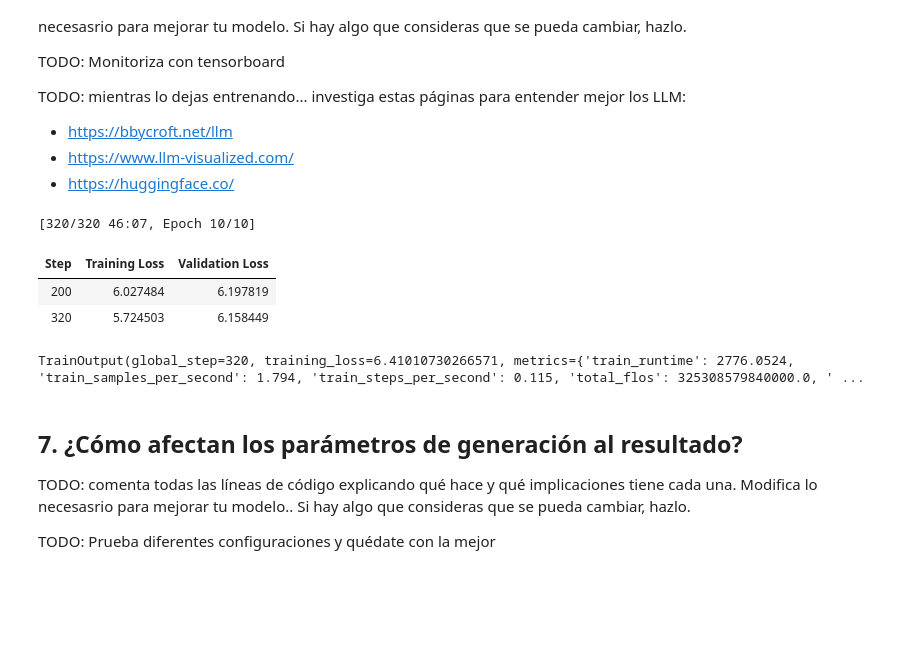
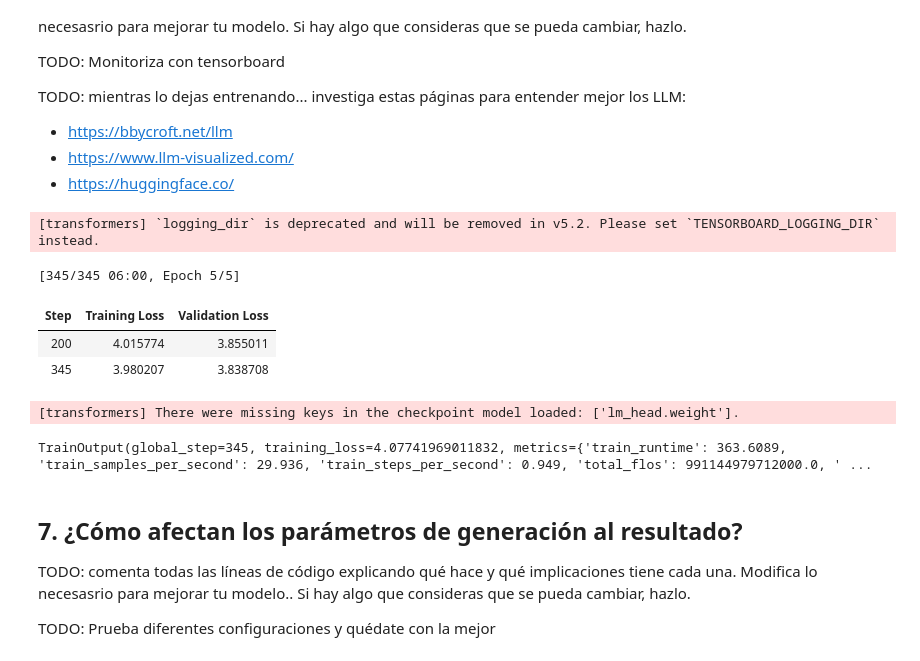
Before and after one commit to JavierPeraltaAzagra/Big-Data-e-IA, a Jupyter notebook: Programacion de IA/Procesamiento del Lenguaje Natural/Practica 4/Practica_4_Entrenamiento_MiniLLM.ipynb, the cells around one changed output. Cells and saved outputs as stored; diff of their text form; code cells hidden in the pictures; blank space fills up the shorter version.

```diff
--- a/Programacion de IA/Procesamiento del Lenguaje Natural/Practica 4/Practica_4_Entrenamiento_MiniLLM.ipynb
+++ b/Programacion de IA/Procesamiento del Lenguaje Natural/Practica 4/Practica_4_Entrenamiento_MiniLLM.ipynb
@@ -120,6 +120,11 @@ elif task_type == "jokes":
     df[columna_texto] = df[columna_texto].str.strip()
     # Descartamos chistes vacíos o excesivamente cortos ("Hola.", etc.)
     df = df[df[columna_texto].str.len() > 20]
+    # para chistes: limpiar signos repetidos y agregar EOS (end of sentence) para que el modelo sepa cuándo termina un chiste
+    df[columna_texto] = df[columna_texto].str.strip()
+    df[columna_texto] = df[columna_texto].str.replace(r"[,:;]{2,}", ",", regex=True)
+    df[columna_texto] = df[columna_texto].str.replace(r"\s+", " ", regex=True)
+
 
 elif task_type == "shakespeare":
     # Limpieza de Shakespeare:
@@ -201,15 +192,17 @@ TODO: comenta todas las líneas de código explicando qué hace y qué implicaci
 # %%
 from transformers import AutoConfig, AutoModelForCausalLM
 # Creamos una configuración para nuestro modelo, adaptada al tamaño de nuestro vocabulario (saber cuántos tokens tenemos) y longitud de contexto
-config = AutoConfig.from_pretrained(
+config = AutoConfig.from_pretrained("datificate/gpt2-small-spanish")
+config.vocab_size = len(tokenizer)
+config.bos_token_id = tokenizer.bos_token_id
+config.eos_token_id = tokenizer.eos_token_id
+config.pad_token_id = tokenizer.pad_token_id
+# Inicializamos el modelo desde pesos preentrenados para aprovechar el idioma y la gramatica base
+model = AutoModelForCausalLM.from_pretrained(
     "datificate/gpt2-small-spanish",
-    vocab_size=len(tokenizer),
-    n_ctx=context_length,
-    bos_token_id=tokenizer.bos_token_id,
-    eos_token_id=tokenizer.eos_token_id,
+    config=config,
 )
-# Inicializamos un modelo de lenguaje casual (predice la siguiente token en base a las anteriores) con la configuración personalizada.
-model = AutoModelForCausalLM.from_config(config)
+model.resize_token_embeddings(len(tokenizer))
 
-print("Modelo inicializado (vacío).")
+print("Modelo inicializado (preentrenado).")
 # %% [output]
@@ -233,42 +233,53 @@ import tensorboard as tb
 # %%
 from transformers import Trainer, TrainingArguments, DataCollatorForLanguageModeling
 
 #TODO: Aquí tienes que modificar los argumentos para utilizar tensorboard
 training_args = TrainingArguments(
     output_dir="mi-mini-llm",
-    per_device_train_batch_size=16,
-    per_device_eval_batch_size=16,
+    per_device_train_batch_size=8,
+    per_device_eval_batch_size=8,
+    gradient_accumulation_steps=4,
     eval_strategy="steps",
     eval_steps=200,
-    logging_steps=100,
-    num_train_epochs=10,
+    logging_steps=50,
+    save_strategy="steps",
+    save_steps=200,
+    num_train_epochs=5,
     weight_decay=0.01,
     lr_scheduler_type="cosine",
-    learning_rate=5e-5,
+    learning_rate=1e-5,
+    warmup_steps=2,
     fp16=True,
     report_to="tensorboard",
+    logging_dir="mi-mini-llm/runs",
     save_total_limit=2,
-    load_best_model_at_end=True
+    load_best_model_at_end=True,
+    metric_for_best_model="eval_loss",
+    greater_is_better=False,
+    gradient_checkpointing=True,
+    max_grad_norm=1.0,
 )
 
 data_collator = DataCollatorForLanguageModeling(tokenizer=tokenizer, mlm=False)
 
 # Creamos un trainer que servirá para entrenar nuestro modelo. Le pasamos el modelo, los argumentos de entrenamiento, los datasets tokenizados y el data collator.
 trainer = Trainer(
     model=model,
     args=training_args,
     train_dataset=tokenized_datasets["train"],
     eval_dataset=tokenized_datasets["test"],
     data_collator=data_collator,
 )
 
 trainer.train()
 # %% [output]
-[320/320 46:07, Epoch 10/10]
+[transformers] `logging_dir` is deprecated and will be removed in v5.2. Please set `TENSORBOARD_LOGGING_DIR` instead.
+[345/345 06:00, Epoch 5/5]
 | Step | Training Loss | Validation Loss |
-| 200 | 6.027484 | 6.197819 |
-| 320 | 5.724503 | 6.158449 |
+| 200 | 4.015774 | 3.855011 |
+| 345 | 3.980207 | 3.838708 |
-TrainOutput(global_step=320, training_loss=6.41010730266571, metrics={'train_runtime': 2776.0524, 'train_samples_per_second': 1.794, 'train_steps_per_second': 0.115, 'total_flos': 325308579840000.0, ' ...
+[transformers] There were missing keys in the checkpoint model loaded: ['lm_head.weight'].
+TrainOutput(global_step=345, training_loss=4.07741969011832, metrics={'train_runtime': 363.6089, 'train_samples_per_second': 29.936, 'train_steps_per_second': 0.949, 'total_flos': 991144979712000.0, ' ...
 # %% [markdown]
 ## 7. ¿Cómo afectan los parámetros de generación al resultado?
 
```
Also changed, not shown: parts of 7 cells of this notebook.
